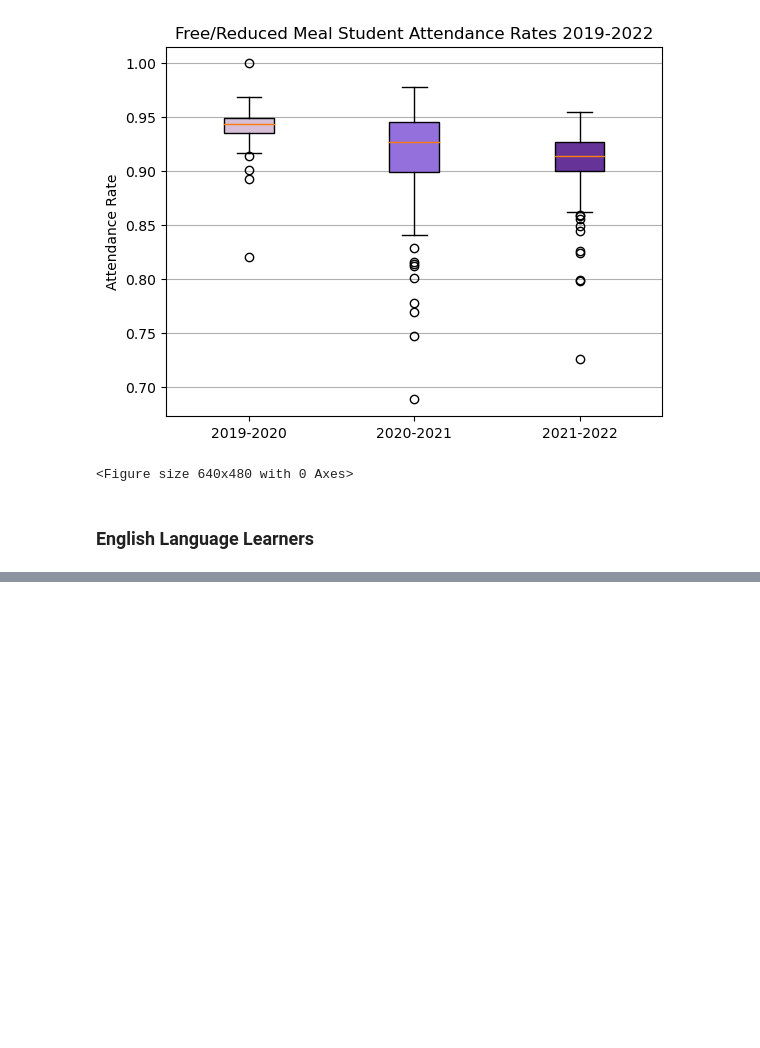
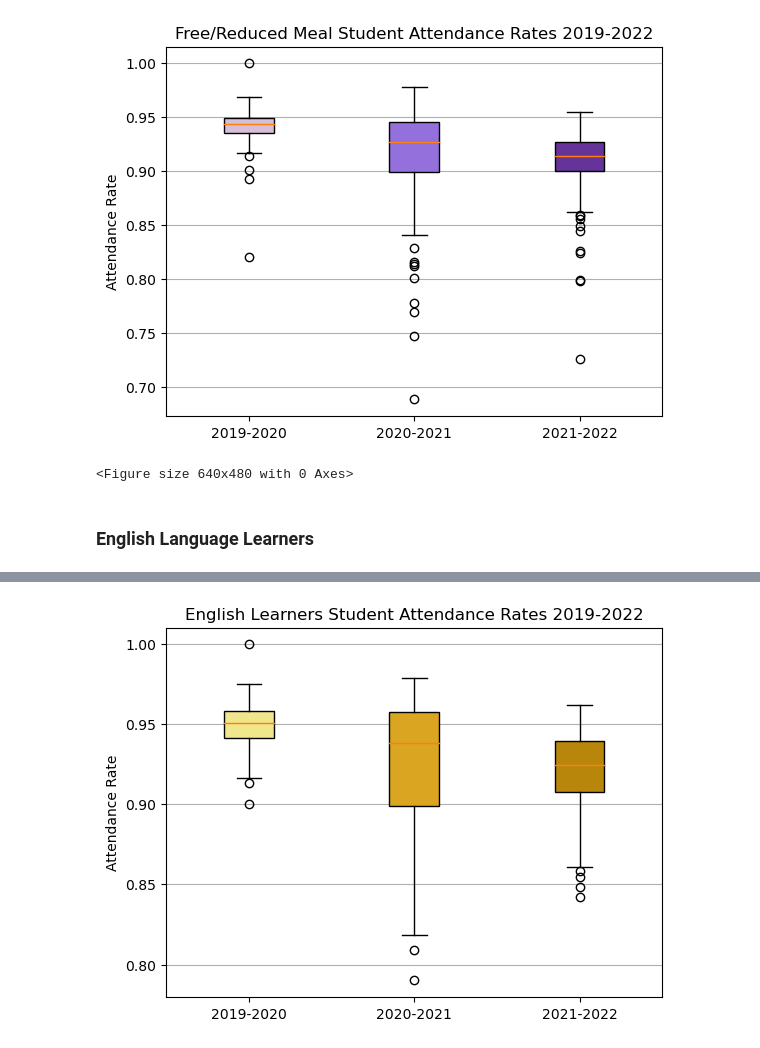
Before and after one commit to jmsavage2008/attendance-project, a Jupyter notebook: Attendance Analysis.ipynb, the cells around one changed output, grey strips where cells are left out. Drawn from its saved outputs; the diff is of its cells as text; code cells hidden in the pictures; blank space fills up the shorter version.

Commit message:
New plots

```diff
--- a/Attendance Analysis.ipynb
+++ b/Attendance Analysis.ipynb
@@ -945,0 +968,30 @@ fr_attendance_df.count()
+# %%
+#Statistical Analysis Attendance Rates
+#Assign Variables for each school year
+rates_2020_ell = ell_attendance_new_df["2019-2020 attendance rate"]
+rates_2021_ell = ell_attendance_new_df["2020-2021 attendance rate"]
+rates_2022_ell = ell_attendance_new_df["2021-2022 attendance rate - year to date"]
+
+rates = [rates_2020_ell, rates_2021_ell, rates_2022_ell]
+for item in rates:
+    quartiles = item.quantile([.25, .5, .75])
+    lowerq = quartiles[0.25]
+    upperq = quartiles[0.75]
+    iqr=upperq-lowerq
+
+    print(f"The lower quartile is: {lowerq}")
+    print(f"The upper quartile is {upperq}")
+    print(f"The median is: {quartiles[0.5]}")
+    print(f"The IQR is: {iqr}")
+    print("")
+
+    lower_bound = lowerq - (1.5*iqr)
+    upper_bound = upperq + (1.5*iqr)
+
+    print(f"Lower Bound: {lower_bound}")
+    print(f"Upper Bound: {upper_bound}")
+    print("")
+
+    print(f"The max value is: {item.max()}")
+    print(f"The min value is: {item.min()}")
+    print("-----------------------------")
@@ -945,0 +1016,17 @@ fr_attendance_df.count()
+# %%
+labels = ["2019-2020", "2020-2021", "2021-2022"]
+#Plot
+x_axis = [rates_2020_ell, rates_2021_ell, rates_2022_ell]
+fig, ax1 = plt.subplots()
+ax1.set_ylabel("Attendance Rate")
+bp_ell = ax1.boxplot(x_axis, patch_artist = True, labels = labels)
+
+colors = ["khaki", "goldenrod", "darkgoldenrod"]
+for patch, color in zip(bp_ell['boxes'], colors):
+    patch.set_facecolor(color)
+ax1.set_title("English Learners Student Attendance Rates 2019-2022")
+ax1.yaxis.grid(True)
+
+plt.show()
+# %% [output]
+[figure, added]
```
Also changed, not shown: parts of 44 cells of this notebook, 12 other files.
